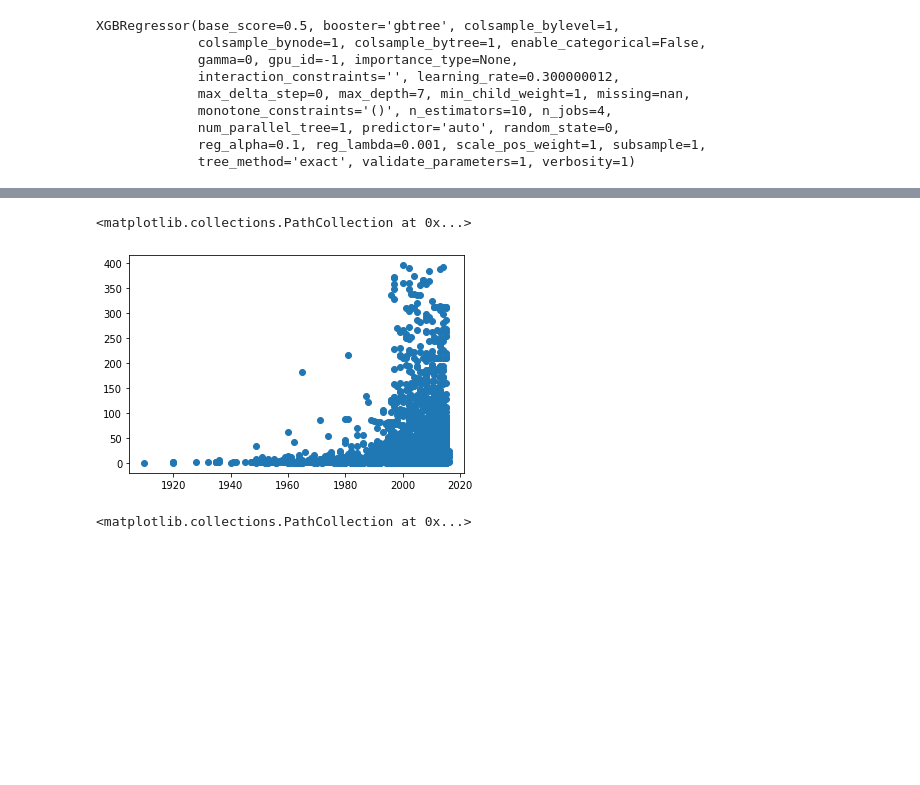
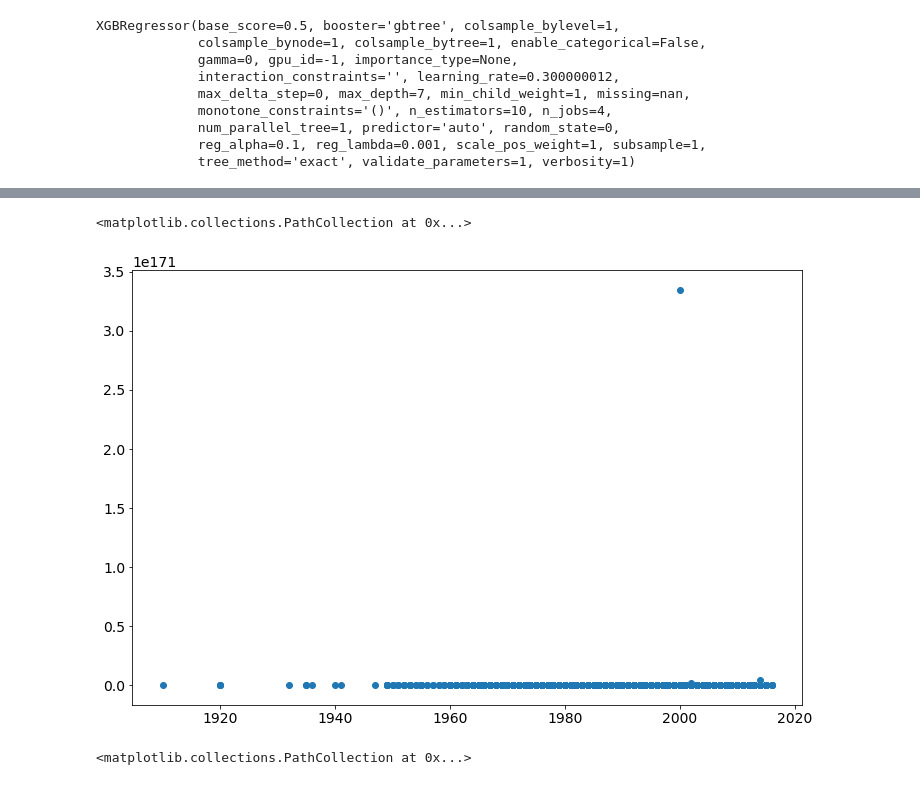
Before and after one commit to abdel-ely-ds/drug-price-predictions, a Jupyter notebook: notebooks/Untitled.ipynb, the cells around one changed output, grey strips where cells are left out. Cells and saved outputs as stored; diff of their text form; code cells hidden in the pictures; blank space fills up the shorter version.

```diff
--- a/notebooks/Untitled.ipynb
+++ b/notebooks/Untitled.ipynb
@@ -385,0 +489,2 @@ plt.show()
+# %%
+X_train["price"] = Y_train
@@ -386,19 +493,15 @@ plt.show()
 # %%
-price_evolution = train_df[["marketing_declaration_date", "price"]].sort_values("marketing_declaration_date")
+price_evolution = X_train[["year", "price"]].sort_values("year")
-# %%
-price_evolution.marketing_declaration_date = pd.to_datetime(price_evolution.marketing_declaration_date, format="%Y%m%d")
-# %%
-price_evolution = price_evolution.sort_values("marketing_declaration_date")
 # %%
 price_evolution_first = price_evolution[price_evolution.price <= 400]
 price_evolution_second = price_evolution[price_evolution.price > 400]
 # %%
 import matplotlib.pyplot as plt
 # %%
-plt.scatter(price_evolution_first.marketing_declaration_date, price_evolution_first.price)
+plt.scatter(price_evolution_first.year, np.expm1(price_evolution_first.price))
 # %% [output]
 <matplotlib.collections.PathCollection at 0x...>
-[figure, old version]
+[figure, new version]
 # %%
 plt.scatter(price_evolution_second.marketing_declaration_date, price_evolution_second.price)
 # %% [output]
```
Also changed, not shown: parts of 77 cells of this notebook, 4 other files.
